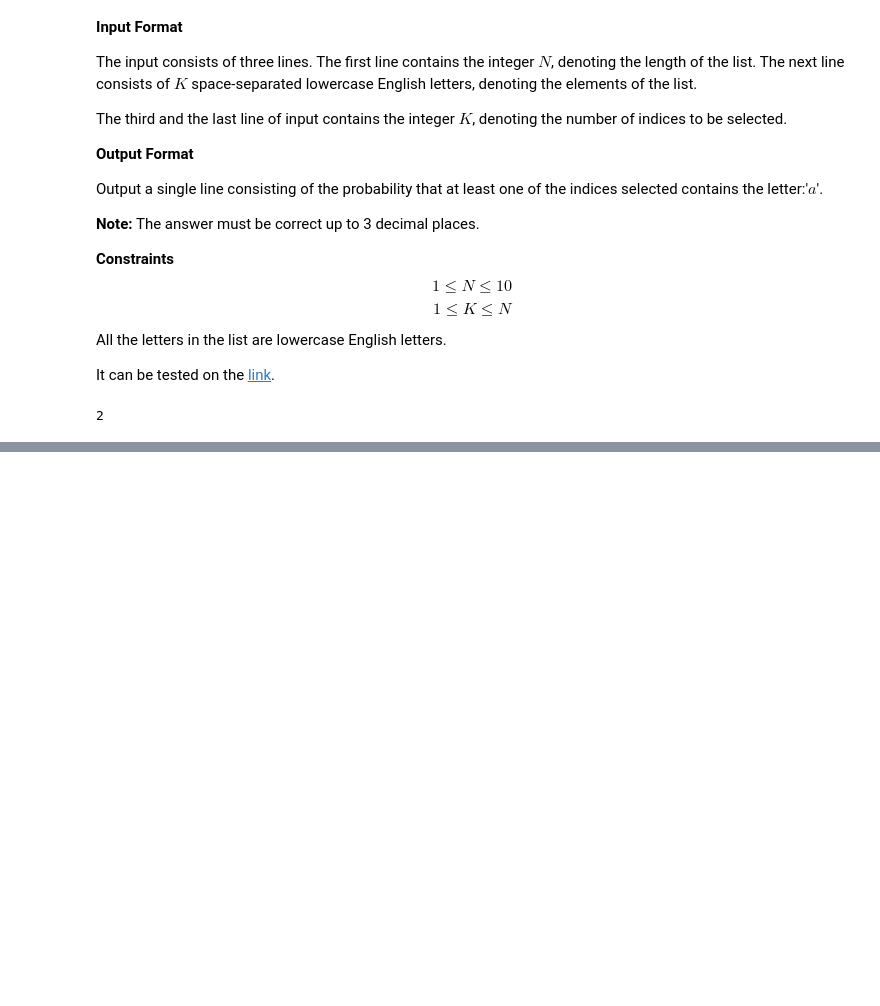
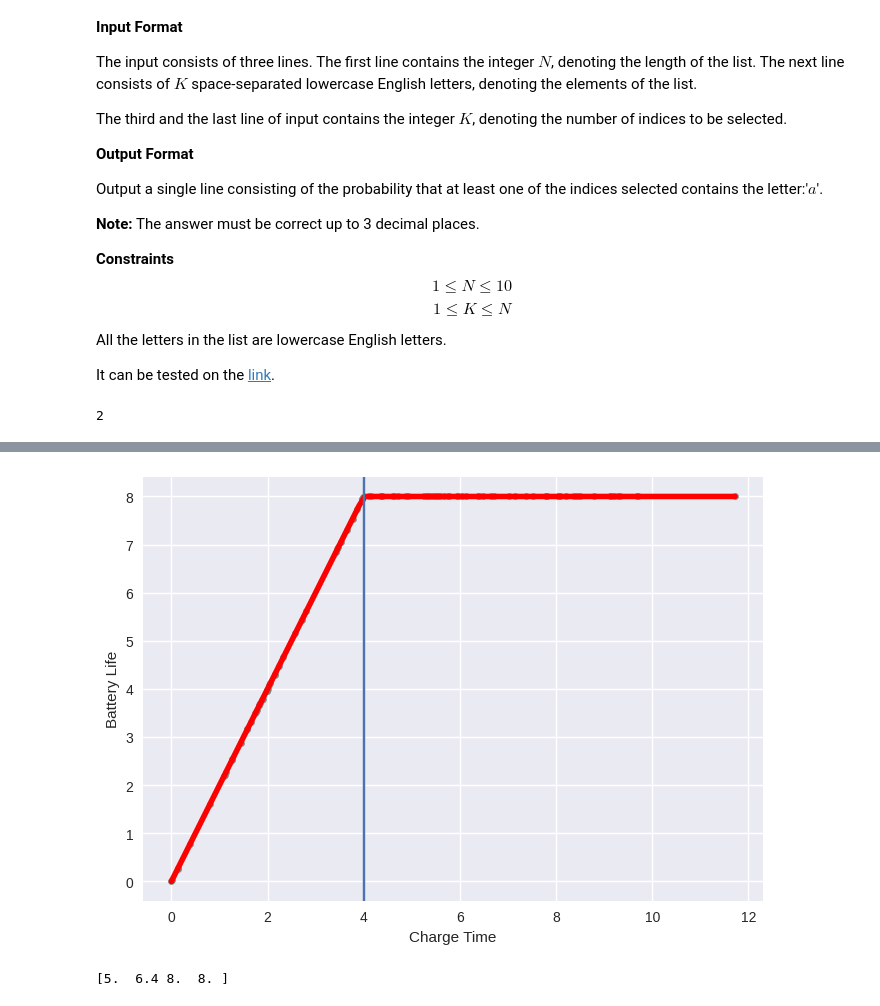
Before and after one commit to anilaksu/Data-Analysis-Science-Interview-Codes, a Jupyter notebook: InterviewQSQuestions.ipynb, the cells around one changed output, grey strips where cells are left out. Drawn from its saved outputs; the diff is of its cells as text; code cells hidden in the pictures; blank space fills up the shorter version.

```diff
--- a/InterviewQSQuestions.ipynb
+++ b/InterviewQSQuestions.ipynb
@@ -2432,0 +2502,7 @@ print("{:.3f}".format(round(letter_count/comb_count, 3)))
+# %%
+# Given some data, fit the model
+pw_fit = piecewise_regression.Fit(df['Charge Time'].tolist(),
+                                  df['Battery Life'].tolist(), start_values=[3], n_breakpoints=1)
+
+# Print a summary of the fit
+pw_fit.summary()
@@ -2432,0 +2528,18 @@ print("{:.3f}".format(round(letter_count/comb_count, 3)))
+# %%
+# Plot the data, fit, breakpoints and confidence intervals
+pw_fit.plot_data(color="grey", s=20)
+# Pass in standard matplotlib keywords to control any of the plots
+pw_fit.plot_fit(color="red", linewidth=4)
+pw_fit.plot_breakpoints()
+pw_fit.plot_breakpoint_confidence_intervals()
+plt.xlabel("Charge Time")
+plt.ylabel("Battery Life")
+plt.show()
+plt.close()
+# %% [output]
+[figure, added]
+# %%
+charge_time = [2.5, 3.2, 6.5, 7.8];
+print(pw_fit.predict(charge_time))
+# %% [output]
+[5.  6.4 8.  8. ]
```
Also changed, not shown: parts of 11 cells of this notebook.
